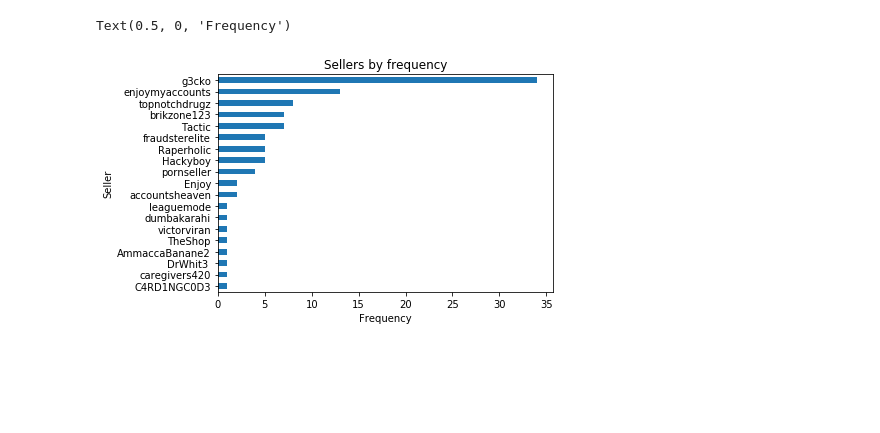
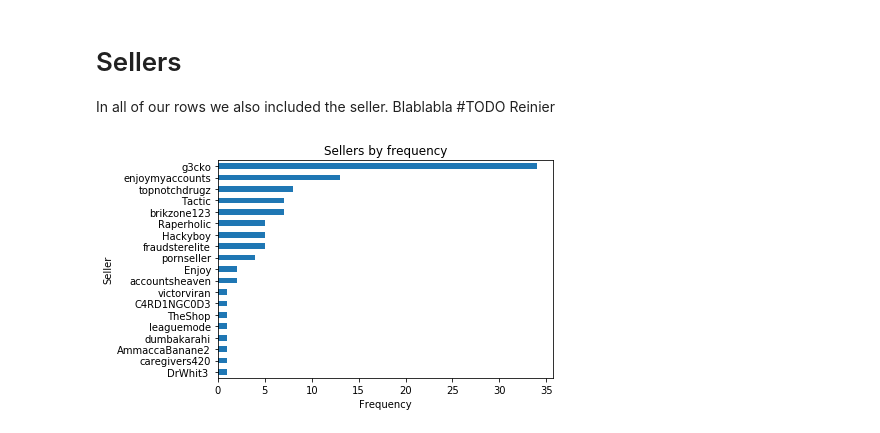
Before and after one commit to NijeboerFrank/jupyter-assignment-1, a Jupyter notebook: MyNotebook.ipynb, the cells around one changed output. Cells and saved outputs as stored; diff of their text form; code cells hidden in the pictures; blank space fills up the shorter version.

Commit message:
more plots

```diff
--- a/MyNotebook.ipynb
+++ b/MyNotebook.ipynb
@@ -15,12 +23,16 @@ df.head(5)
 # %%
 %matplotlib inline
 import matplotlib.pyplot as plt
+# %% [markdown]
+# Sellers
+In all of our rows we also included the seller.
+Blablabla #TODO Reinier
 # %%
-sellers_by = df["Seller"].value_counts()
-sellers_by.sort_values().plot(kind='barh')
+sellers_by_frequency = df["Seller"].value_counts()
+sellers_by_frequency.sort_values().plot(kind='barh')
 plt.title('Sellers by frequency')
 plt.ylabel('Seller')
 plt.xlabel('Frequency')
+plt.show()
 # %% [output]
-Text(0.5, 0, 'Frequency')
-[figure, old version]
+[figure, new version]
```
Also changed, not shown: parts of 10 cells of this notebook, 3 other files.
